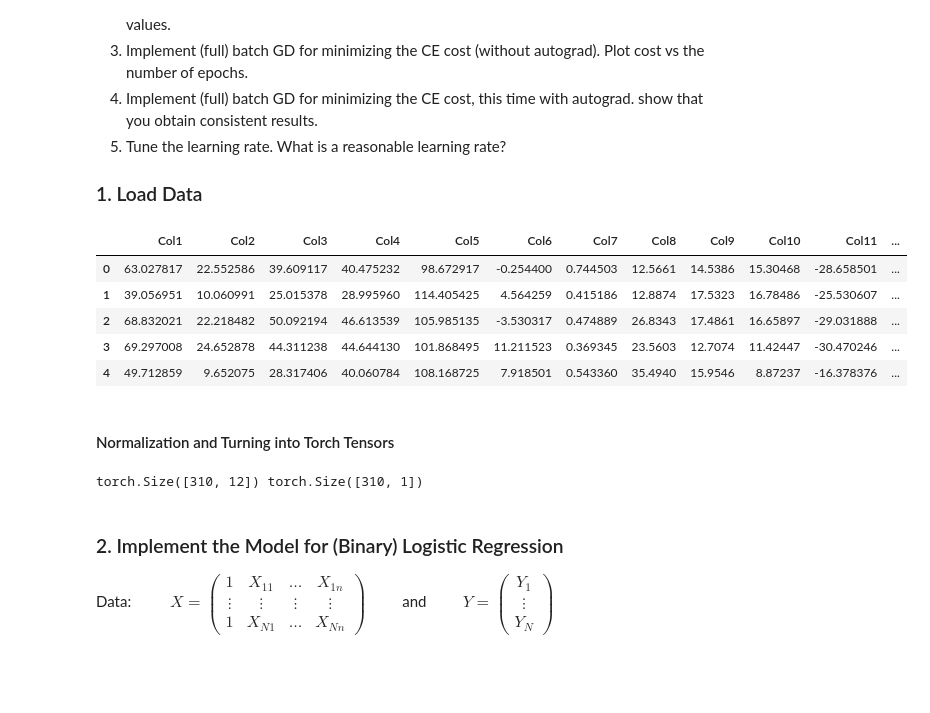
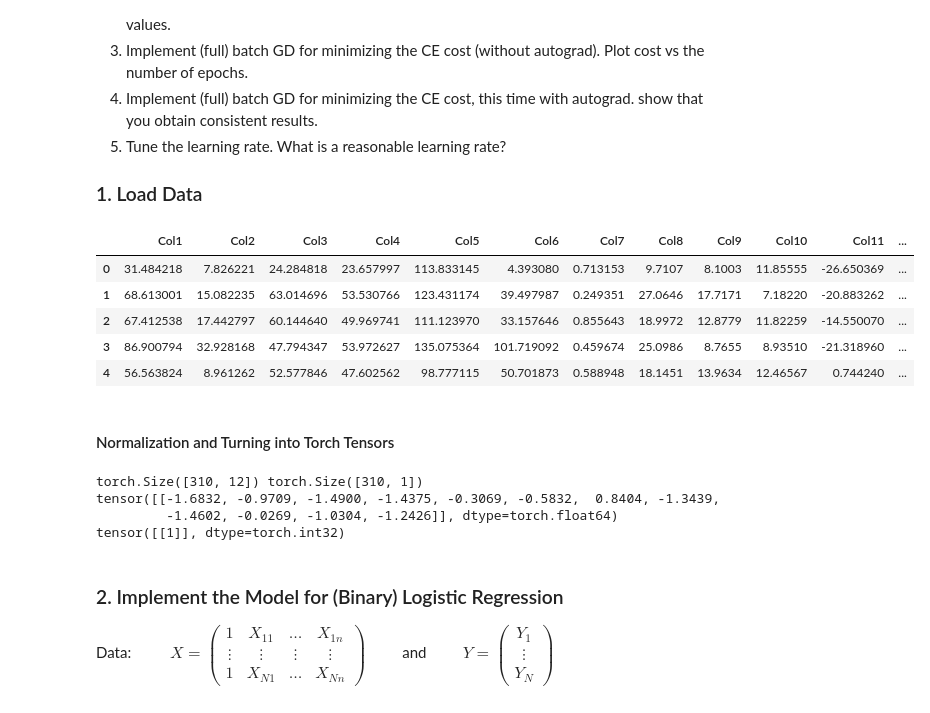
Before and after one commit to dave1b/TSM_DeLearn, a Jupyter notebook: Week2/pw02_binary_classification_GD_dave_brunner.ipynb, the cells around one changed output. Cells and saved outputs as stored; diff of their text form; code cells hidden in the pictures; blank space fills up the shorter version.

```diff
--- a/Week2/pw02_binary_classification_GD_dave_brunner.ipynb
+++ b/Week2/pw02_binary_classification_GD_dave_brunner.ipynb
@@ -22,25 +22,32 @@ We here just want to see how the training works with logistic regression (binary
 # %%
 import pandas as pd
 df = pd.read_csv("./data/Dataset_spine.csv") # possibly modify!
 df = df.drop(columns=['Unnamed: 13'])
 N  = df.shape[0]
-df.head()
+shuffled_df = df.sample(frac=1).reset_index(drop=True)
+shuffled_df.head()
 # %% [output]
 |  | Col1 | Col2 | Col3 | Col4 | Col5 | Col6 | Col7 | Col8 | Col9 | Col10 | Col11 | ... |
-| 0 | 63.027817 | 22.552586 | 39.609117 | 40.475232 | 98.672917 | -0.254400 | 0.744503 | 12.5661 | 14.5386 | 15.30468 | -28.658501 | ... |
-| 1 | 39.056951 | 10.060991 | 25.015378 | 28.995960 | 114.405425 | 4.564259 | 0.415186 | 12.8874 | 17.5323 | 16.78486 | -25.530607 | ... |
-| 2 | 68.832021 | 22.218482 | 50.092194 | 46.613539 | 105.985135 | -3.530317 | 0.474889 | 26.8343 | 17.4861 | 16.65897 | -29.031888 | ... |
-| 3 | 69.297008 | 24.652878 | 44.311238 | 44.644130 | 101.868495 | 11.211523 | 0.369345 | 23.5603 | 12.7074 | 11.42447 | -30.470246 | ... |
-| 4 | 49.712859 | 9.652075 | 28.317406 | 40.060784 | 108.168725 | 7.918501 | 0.543360 | 35.4940 | 15.9546 | 8.87237 | -16.378376 | ... |
+| 0 | 31.484218 | 7.826221 | 24.284818 | 23.657997 | 113.833145 | 4.393080 | 0.713153 | 9.7107 | 8.1003 | 11.85555 | -26.650369 | ... |
+| 1 | 68.613001 | 15.082235 | 63.014696 | 53.530766 | 123.431174 | 39.497987 | 0.249351 | 27.0646 | 17.7171 | 7.18220 | -20.883262 | ... |
+| 2 | 67.412538 | 17.442797 | 60.144640 | 49.969741 | 111.123970 | 33.157646 | 0.855643 | 18.9972 | 12.8779 | 11.82259 | -14.550070 | ... |
+| 3 | 86.900794 | 32.928168 | 47.794347 | 53.972627 | 135.075364 | 101.719092 | 0.459674 | 25.0986 | 8.7655 | 8.93510 | -21.318960 | ... |
+| 4 | 56.563824 | 8.961262 | 52.577846 | 47.602562 | 98.777115 | 50.701873 | 0.588948 | 18.1451 | 13.9634 | 12.46567 | 0.744240 | ... |
 # %% [markdown]
 #### Normalization and Turning into Torch Tensors
 # %%
-x0 = torch.from_numpy(df.values[:,0:-1].astype(np.float64))
+x0 = torch.from_numpy(shuffled_df.values[:,0:-1].astype(np.float64))
 X = (x0-torch.mean(x0, dim=0))/torch.std(x0,dim=0)
-Y = torch.tensor(('Abnormal'==df.values[:,-1])).int().reshape(-1,1)
+Y = torch.tensor(('Abnormal'==shuffled_df.values[:,-1])).int().reshape(-1,1)
 print(X.shape, Y.shape)
+
+print(X[:1,:])
+print(Y[:1,:])
 # %% [output]
 torch.Size([310, 12]) torch.Size([310, 1])
+tensor([[-1.6832, -0.9709, -1.4900, -1.4375, -0.3069, -0.5832,  0.8404, -1.3439,
+         -1.4602, -0.0269, -1.0304, -1.2426]], dtype=torch.float64)
+tensor([[1]], dtype=torch.int32)
 # %% [markdown]
 ### 2. Implement the Model for (Binary) Logistic Regression
 
```
Also changed, not shown: parts of 7 cells of this notebook, 5 other files.
